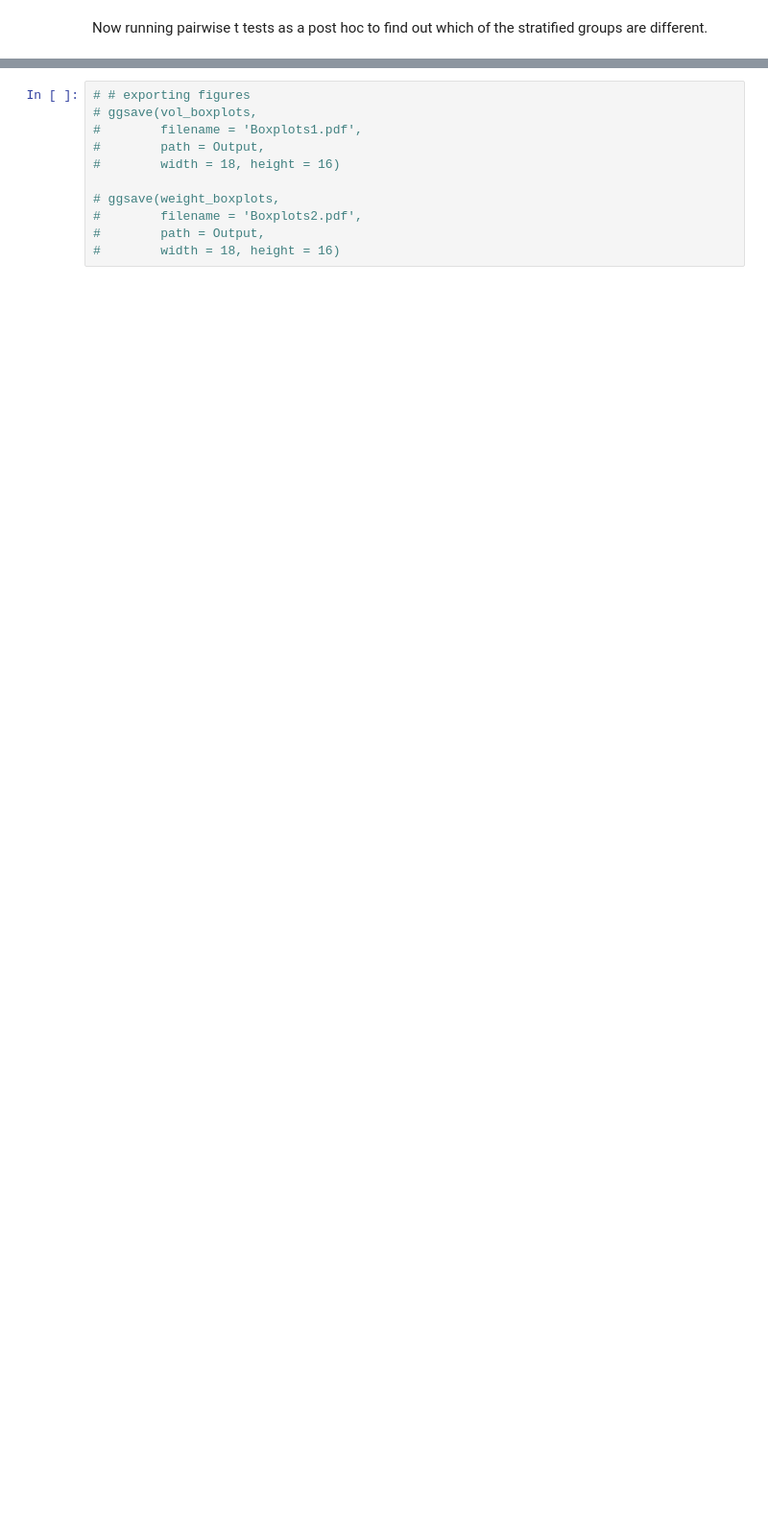
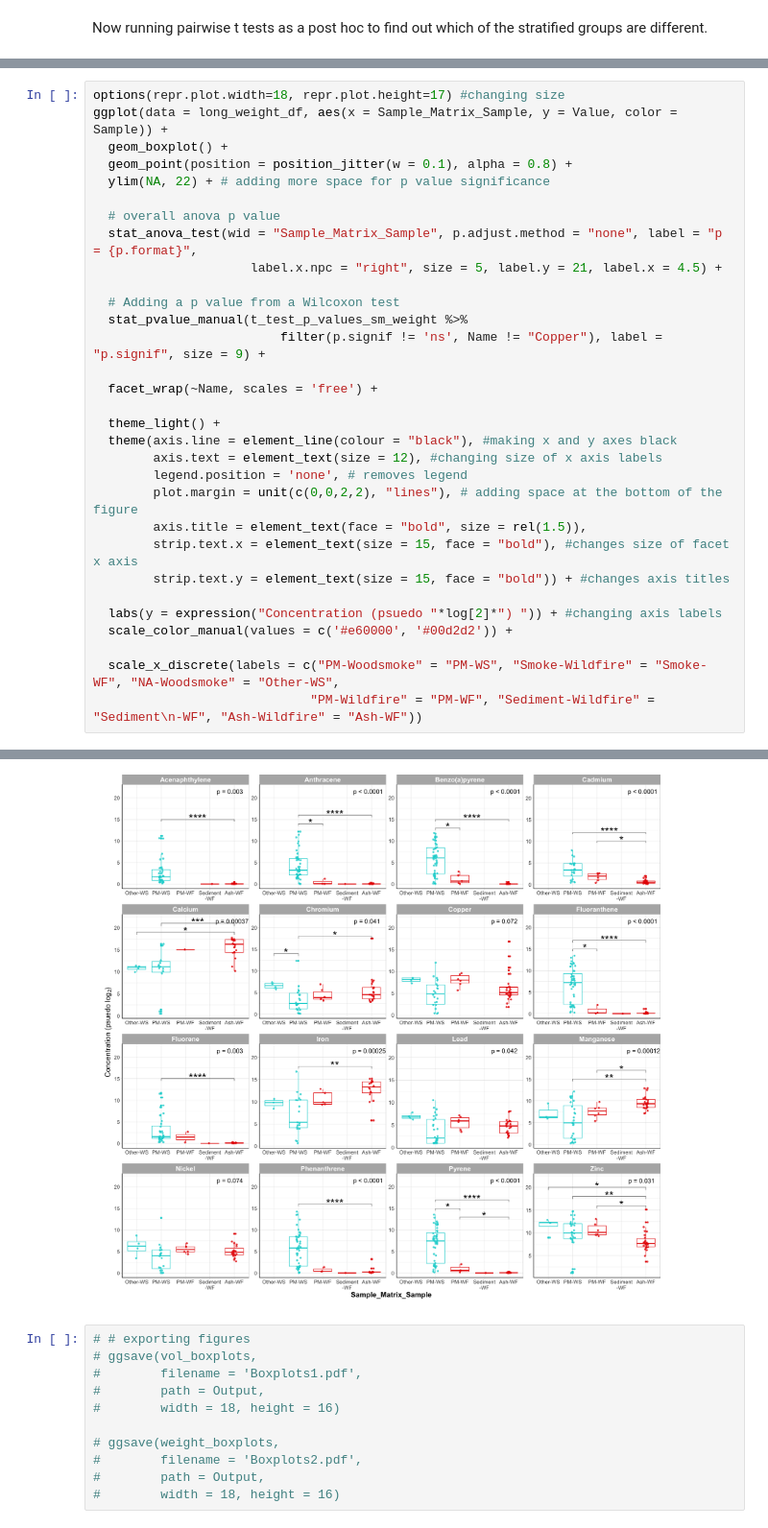
Before and after one commit to UNC-CEMALB/P1015.-Wildfire_Suffcient_Similiarity, a Jupyter notebook: 3. Individual Distribution Analyses/Boxplots.ipynb, the cells around one changed output, grey strips where cells are left out. Shown at 96% size. Drawn from its saved outputs; the diff is of its cells as text; blank space fills up the shorter version.

```diff
--- a/3. Individual Distribution Analyses/Boxplots.ipynb
+++ b/3. Individual Distribution Analyses/Boxplots.ipynb
@@ -707,0 +727,32 @@ pm_boxplots
+# %%
+options(repr.plot.width=18, repr.plot.height=17) #changing size
+ggplot(data = long_weight_df, aes(x = Sample_Matrix_Sample, y = Value, color = Sample)) +
+  geom_boxplot() +
+  geom_point(position = position_jitter(w = 0.1), alpha = 0.8) +
+  ylim(NA, 22) + # adding more space for p value significance
+
+  # overall anova p value
+  stat_anova_test(wid = "Sample_Matrix_Sample", p.adjust.method = "none", label = "p = {p.format}",
+                     label.x.npc = "right", size = 5, label.y = 21, label.x = 4.5) +
+
+  # Adding a p value from a Wilcoxon test
+  stat_pvalue_manual(t_test_p_values_sm_weight %>%
+                         filter(p.signif != 'ns', Name != "Copper"), label = "p.signif", size = 9) +
+
+  facet_wrap(~Name, scales = 'free') +
+
+  theme_light() +
+  theme(axis.line = element_line(colour = "black"), #making x and y axes black
+        axis.text = element_text(size = 12), #changing size of x axis labels
+        legend.position = 'none', # removes legend
+        plot.margin = unit(c(0,0,2,2), "lines"), # adding space at the bottom of the figure
+        axis.title = element_text(face = "bold", size = rel(1.5)),
+        strip.text.x = element_text(size = 15, face = "bold"), #changes size of facet x axis
+        strip.text.y = element_text(size = 15, face = "bold")) + #changes axis titles
+
+  labs(y = expression("Concentration (psuedo "*log[2]*") ")) + #changing axis labels
+  scale_color_manual(values = c('#e60000', '#00d2d2')) +
+
+  scale_x_discrete(labels = c("PM-Woodsmoke" = "PM-WS", "Smoke-Wildfire" = "Smoke-WF", "NA-Woodsmoke" = "Other-WS",
+                             "PM-Wildfire" = "PM-WF", "Sediment-Wildfire" = "Sediment\n-WF", "Ash-Wildfire" = "Ash-WF"))
+# %% [output]
@@ -708,3 +768,4 @@ pm_boxplots
+[figure, added]
 # %%
 # # exporting figures
 # ggsave(vol_boxplots,
```
Also changed, not shown: parts of 16 cells of this notebook.
